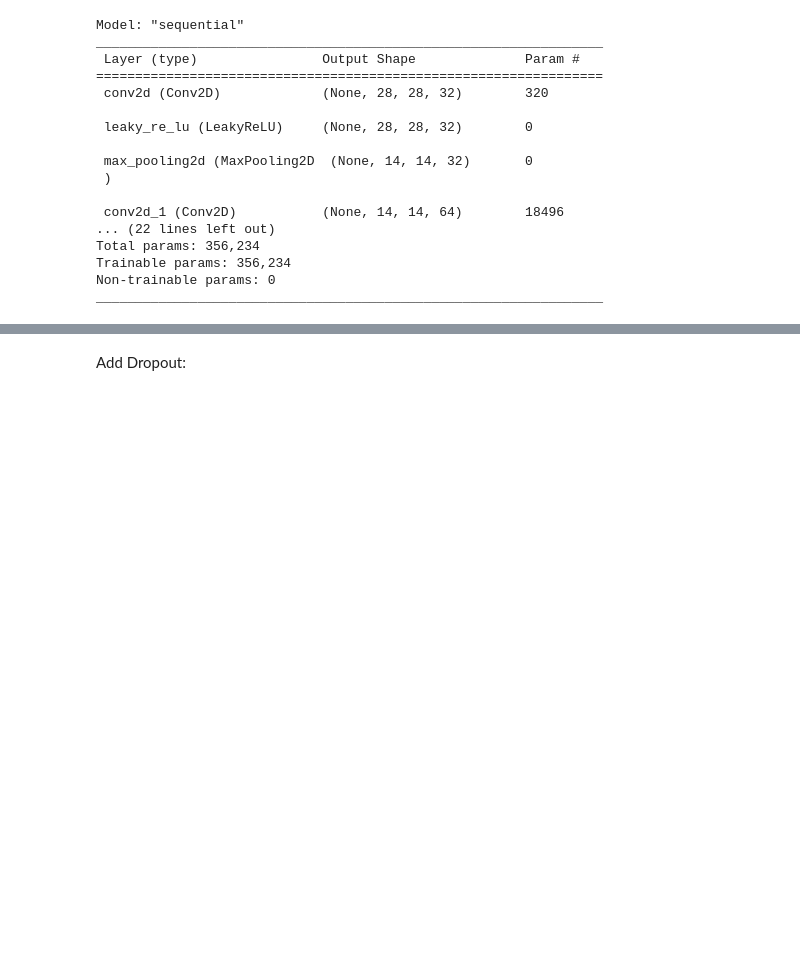
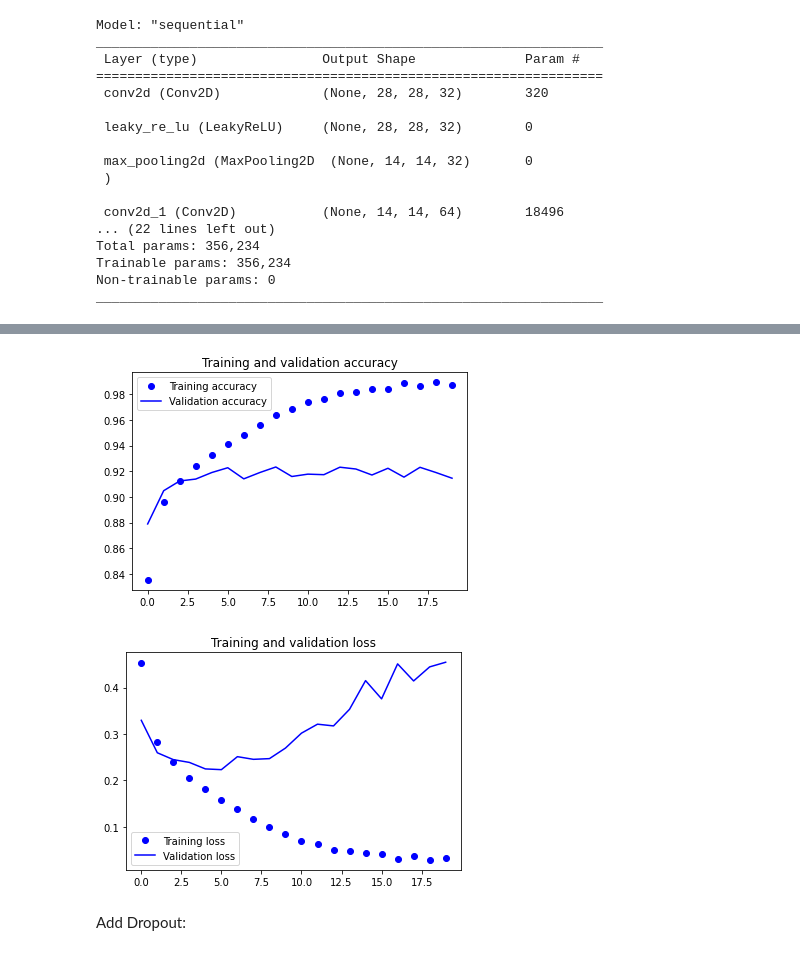
Before and after one commit to MulukenW/Tensor_Flow-Tutorials, a Jupyter notebook: CNN_MNIST_Fashion_Case_Study.ipynb, the cells around one changed output, grey strips where cells are left out. Drawn from its saved outputs; the diff is of its cells as text; code cells hidden in the pictures; blank space fills up the shorter version.

```diff
--- a/CNN_MNIST_Fashion_Case_Study.ipynb
+++ b/CNN_MNIST_Fashion_Case_Study.ipynb
@@ -161,19 +162,22 @@ print('Test accuracy:', test_eval[1])
 # %%
-accuracy = fashion_train.history['acc']
-val_accuracy = fashion_train.history['val_acc']
+accuracy = fashion_train.history['accuracy']
+val_accuracy = fashion_train.history['val_accuracy']
 loss = fashion_train.history['loss']
 val_loss = fashion_train.history['val_loss']
 epochs = range(len(accuracy))
 plt.plot(epochs, accuracy, 'bo', label='Training accuracy')
 plt.plot(epochs, val_accuracy, 'b', label='Validation accuracy')
 plt.title('Training and validation accuracy')
 plt.legend()
 plt.figure()
 plt.plot(epochs, loss, 'bo', label='Training loss')
 plt.plot(epochs, val_loss, 'b', label='Validation loss')
 plt.title('Training and validation loss')
 plt.legend()
 plt.show()
+# %% [output]
+[figure, added]
+[figure, added]
 # %% [markdown]
 Add Dropout:
 # %%
```
Also changed, not shown: parts of 14 cells of this notebook.
